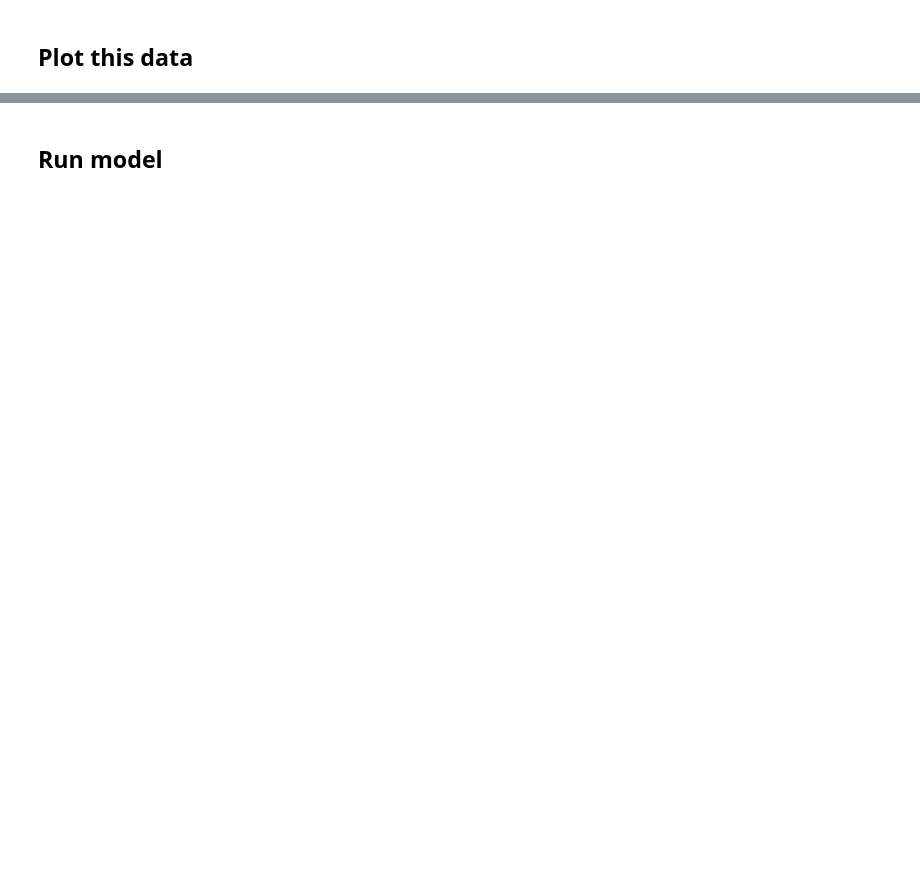
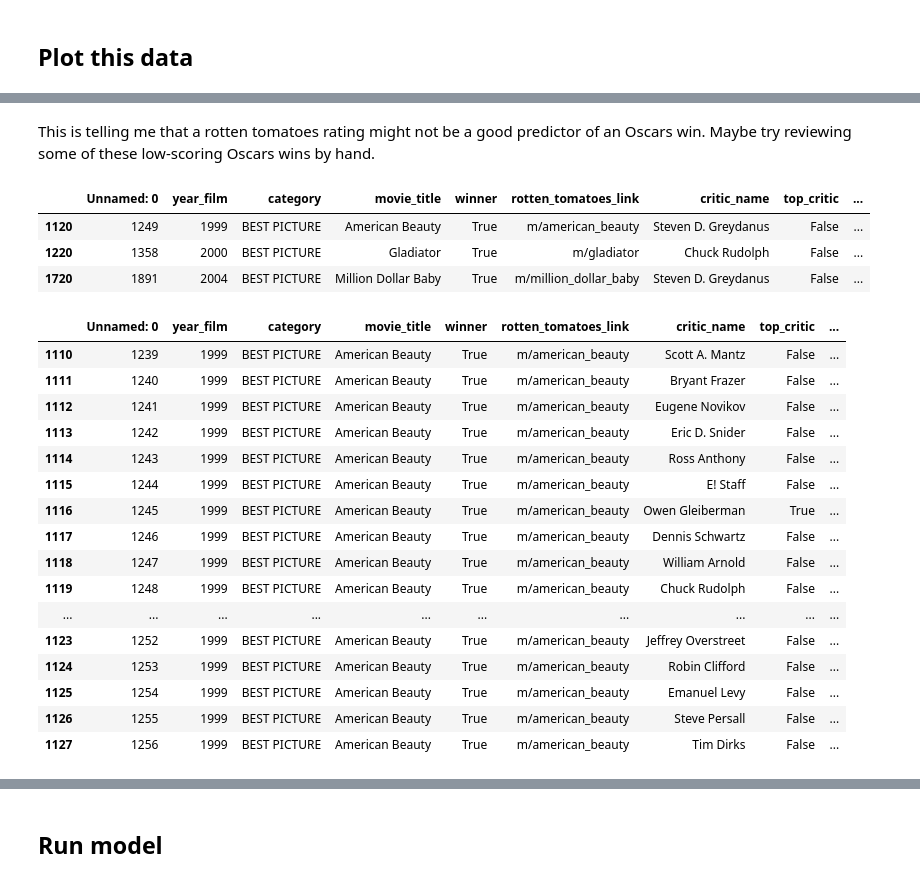
Before and after one commit to Jonathan-Alexander/DATA515-RottenTomatoesAnalysis, a Jupyter notebook: rotten_tomatoes/q1_modeling.ipynb, the cells around one changed output, grey strips where cells are left out. Saved outputs shown, nothing was run; the diff lists cells and outputs as text; code cells hidden in the pictures; blank space fills up the shorter version.

```diff
--- a/rotten_tomatoes/q1_modeling.ipynb
+++ b/rotten_tomatoes/q1_modeling.ipynb
@@ -48,3 +23,0 @@ best_picture_categories = ['BEST MOTION PICTURE', 'BEST PICTURE', 'OUTSTANDING P
-# %%
-# Subset down to only best picture wins, and features of interest.
-data = data.loc[data['category'].isin(best_picture_categories), ['tomatometer_rating', 'movie_title', 'year_film', 'winner']].drop_duplicates()
@@ -89,0 +71,30 @@ for result in data.winner.unique():
+# %% [markdown]
+This is telling me that a rotten tomatoes rating might not be a good predictor of an Oscars win.
+Maybe try reviewing some of these low-scoring Oscars wins by hand.
+# %%
+data.loc[(data['winner']==True) & (data['review_score']<50)]
+# %% [output]
+|  | Unnamed: 0 | year_film | category | movie_title | winner | rotten_tomatoes_link | critic_name | top_critic | ... |
+| 1120 | 1249 | 1999 | BEST PICTURE | American Beauty | True | m/american_beauty | Steven D. Greydanus | False | ... |
+| 1220 | 1358 | 2000 | BEST PICTURE | Gladiator | True | m/gladiator | Chuck Rudolph | False | ... |
+| 1720 | 1891 | 2004 | BEST PICTURE | Million Dollar Baby | True | m/million_dollar_baby | Steven D. Greydanus | False | ... |
+# %%
+data.loc[(data['movie_title']=='American Beauty')]
+# %% [output]
+|  | Unnamed: 0 | year_film | category | movie_title | winner | rotten_tomatoes_link | critic_name | top_critic | ... |
+| 1110 | 1239 | 1999 | BEST PICTURE | American Beauty | True | m/american_beauty | Scott A. Mantz | False | ... |
+| 1111 | 1240 | 1999 | BEST PICTURE | American Beauty | True | m/american_beauty | Bryant Frazer | False | ... |
+| 1112 | 1241 | 1999 | BEST PICTURE | American Beauty | True | m/american_beauty | Eugene Novikov | False | ... |
+| 1113 | 1242 | 1999 | BEST PICTURE | American Beauty | True | m/american_beauty | Eric D. Snider | False | ... |
+| 1114 | 1243 | 1999 | BEST PICTURE | American Beauty | True | m/american_beauty | Ross Anthony | False | ... |
+| 1115 | 1244 | 1999 | BEST PICTURE | American Beauty | True | m/american_beauty | E! Staff | False | ... |
+| 1116 | 1245 | 1999 | BEST PICTURE | American Beauty | True | m/american_beauty | Owen Gleiberman | True | ... |
+| 1117 | 1246 | 1999 | BEST PICTURE | American Beauty | True | m/american_beauty | Dennis Schwartz | False | ... |
+| 1118 | 1247 | 1999 | BEST PICTURE | American Beauty | True | m/american_beauty | William Arnold | False | ... |
+| 1119 | 1248 | 1999 | BEST PICTURE | American Beauty | True | m/american_beauty | Chuck Rudolph | False | ... |
+| ... | ... | ... | ... | ... | ... | ... | ... | ... | ... |
+| 1123 | 1252 | 1999 | BEST PICTURE | American Beauty | True | m/american_beauty | Jeffrey Overstreet | False | ... |
+| 1124 | 1253 | 1999 | BEST PICTURE | American Beauty | True | m/american_beauty | Robin Clifford | False | ... |
+| 1125 | 1254 | 1999 | BEST PICTURE | American Beauty | True | m/american_beauty | Emanuel Levy | False | ... |
+| 1126 | 1255 | 1999 | BEST PICTURE | American Beauty | True | m/american_beauty | Steve Persall | False | ... |
+| 1127 | 1256 | 1999 | BEST PICTURE | American Beauty | True | m/american_beauty | Tim Dirks | False | ... |
```
Also changed, not shown: parts of 43 cells of this notebook.
